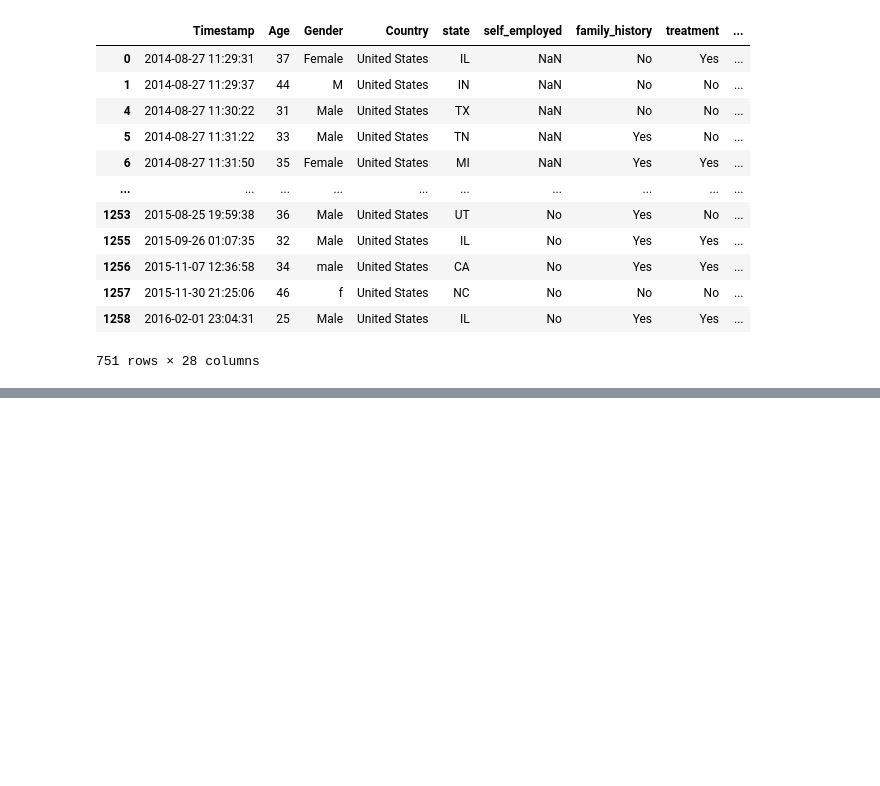
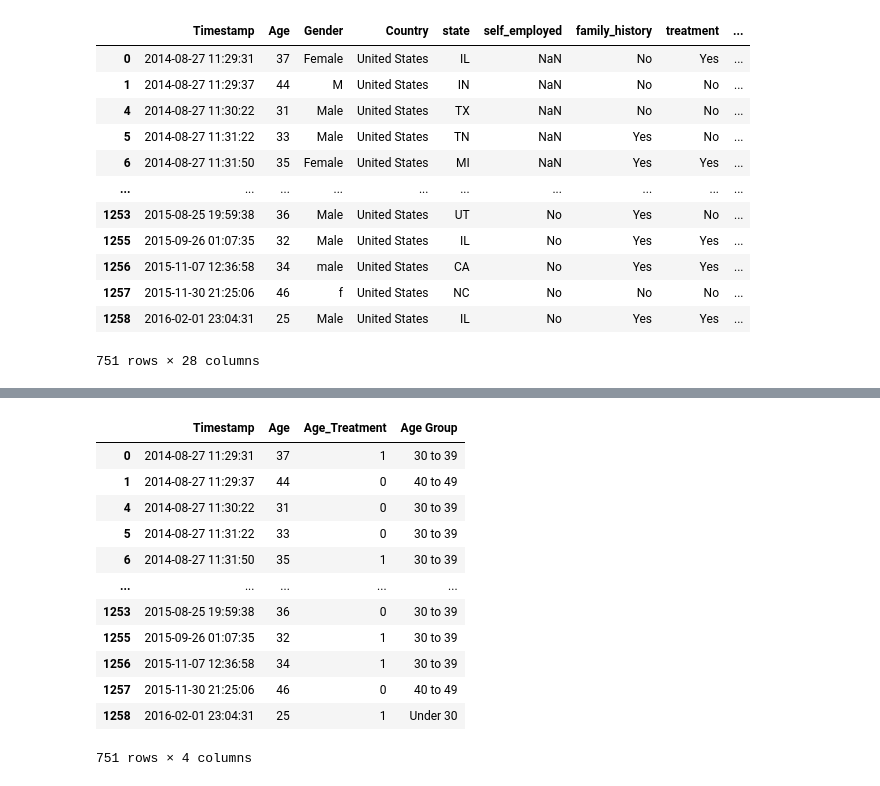
Before and after one commit to rollernathan/Mental_Health_Team_2, a Jupyter notebook: nroller/Mental_Health_Data.ipynb, the cells around one changed output, grey strips where cells are left out. Cells and saved outputs as stored; diff of their text form; code cells hidden in the pictures; blank space fills up the shorter version.

```diff
--- a/nroller/Mental_Health_Data.ipynb
+++ b/nroller/Mental_Health_Data.ipynb
@@ -260,0 +289,20 @@ Axes(0.125,0.11;0.775x0.77)
+# %%
+# Categorize each person by age group
+age_only_df = mhUS_df.copy()
+age_only_df = age_only_df[['Timestamp','Age','Age_Treatment']]
+age_only_df["Age Group"] = pd.cut(age_only_df["Age"], bins=age_bins, labels=labels, include_lowest=True)
+age_only_df
+# %% [output]
+|  | Timestamp | Age | Age_Treatment | Age Group |
+| 0 | 2014-08-27 11:29:31 | 37 | 1 | 30 to 39 |
+| 1 | 2014-08-27 11:29:37 | 44 | 0 | 40 to 49 |
+| 4 | 2014-08-27 11:30:22 | 31 | 0 | 30 to 39 |
+| 5 | 2014-08-27 11:31:22 | 33 | 0 | 30 to 39 |
+| 6 | 2014-08-27 11:31:50 | 35 | 1 | 30 to 39 |
+| ... | ... | ... | ... | ... |
+| 1253 | 2015-08-25 19:59:38 | 36 | 0 | 30 to 39 |
+| 1255 | 2015-09-26 01:07:35 | 32 | 1 | 30 to 39 |
+| 1256 | 2015-11-07 12:36:58 | 34 | 1 | 30 to 39 |
+| 1257 | 2015-11-30 21:25:06 | 46 | 0 | 40 to 49 |
+| 1258 | 2016-02-01 23:04:31 | 25 | 1 | Under 30 |
+751 rows × 4 columns
```
Also changed, not shown: parts of 13 cells of this notebook, 3 other files.
